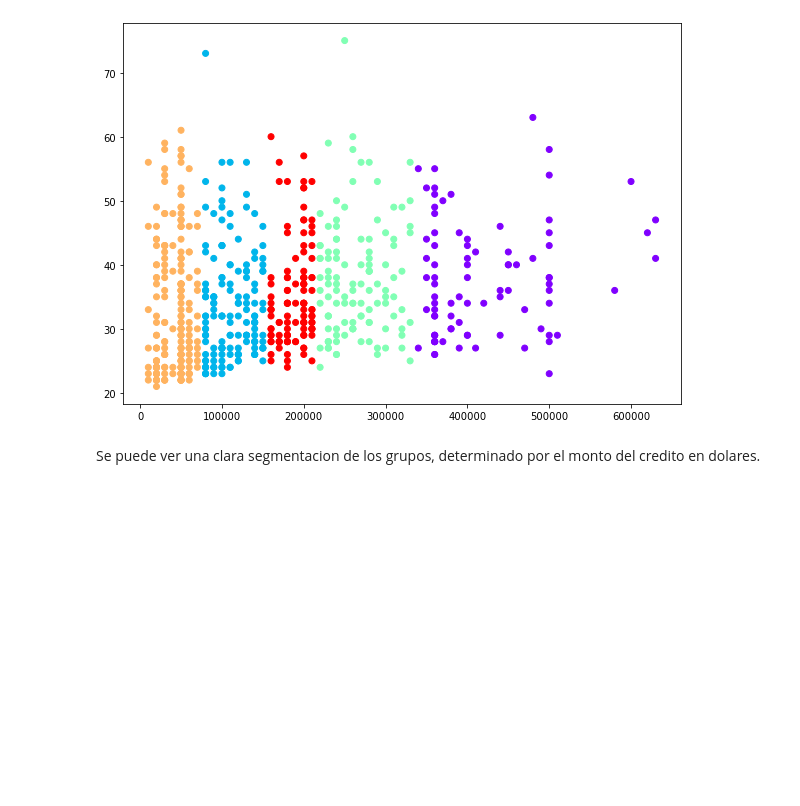
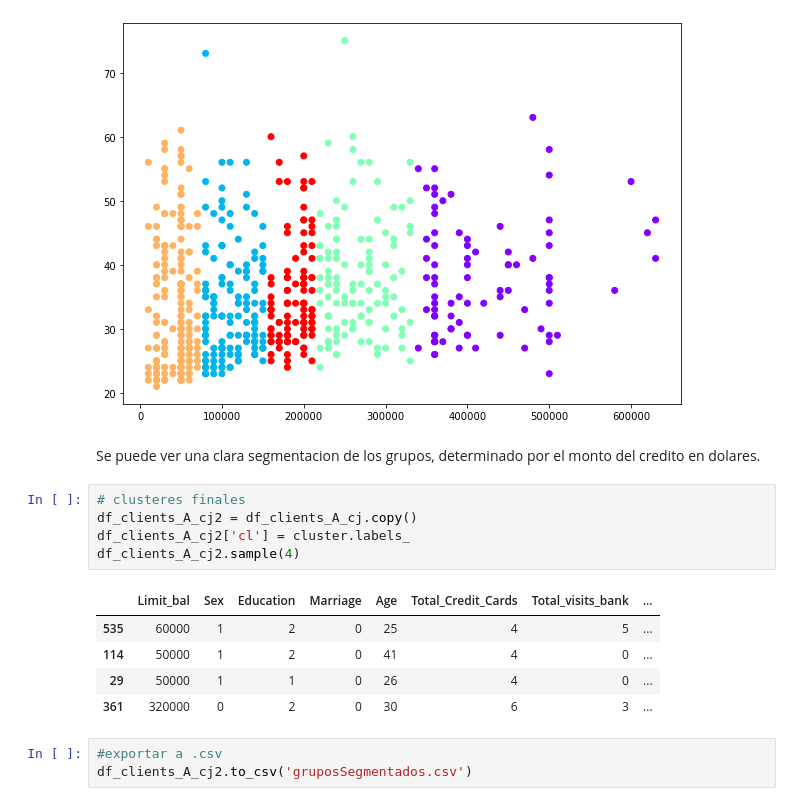
Before and after one commit to amvalero10/BI_lab2, a Jupyter notebook: lab2.ipynb, the cells around one changed output. Cells and saved outputs as stored; diff of their text form; blank space fills up the shorter version.

```diff
--- a/lab2.ipynb
+++ b/lab2.ipynb
@@ -734,3 +739,17 @@ plt.scatter(df_clients_A_cj['Limit_bal'], df_clients_A_cj['Age'],c=cluster.label
 [figure]
 # %% [markdown]
 Se puede ver una clara segmentacion de los grupos, determinado por el monto del credito en dolares.
+# %%
+# clusteres finales
+df_clients_A_cj2 = df_clients_A_cj.copy()
+df_clients_A_cj2['cl'] = cluster.labels_
+df_clients_A_cj2.sample(4)
+# %% [output]
+|  | Limit_bal | Sex | Education | Marriage | Age | Total_Credit_Cards | Total_visits_bank | ... |
+| 535 | 60000 | 1 | 2 | 0 | 25 | 4 | 5 | ... |
+| 114 | 50000 | 1 | 2 | 0 | 41 | 4 | 0 | ... |
+| 29 | 50000 | 1 | 1 | 0 | 26 | 4 | 0 | ... |
+| 361 | 320000 | 0 | 2 | 0 | 30 | 6 | 3 | ... |
+# %%
+#exportar a .csv
+df_clients_A_cj2.to_csv('gruposSegmentados.csv')
```
Also changed, not shown: parts of 17 cells of this notebook, 1 other file.
